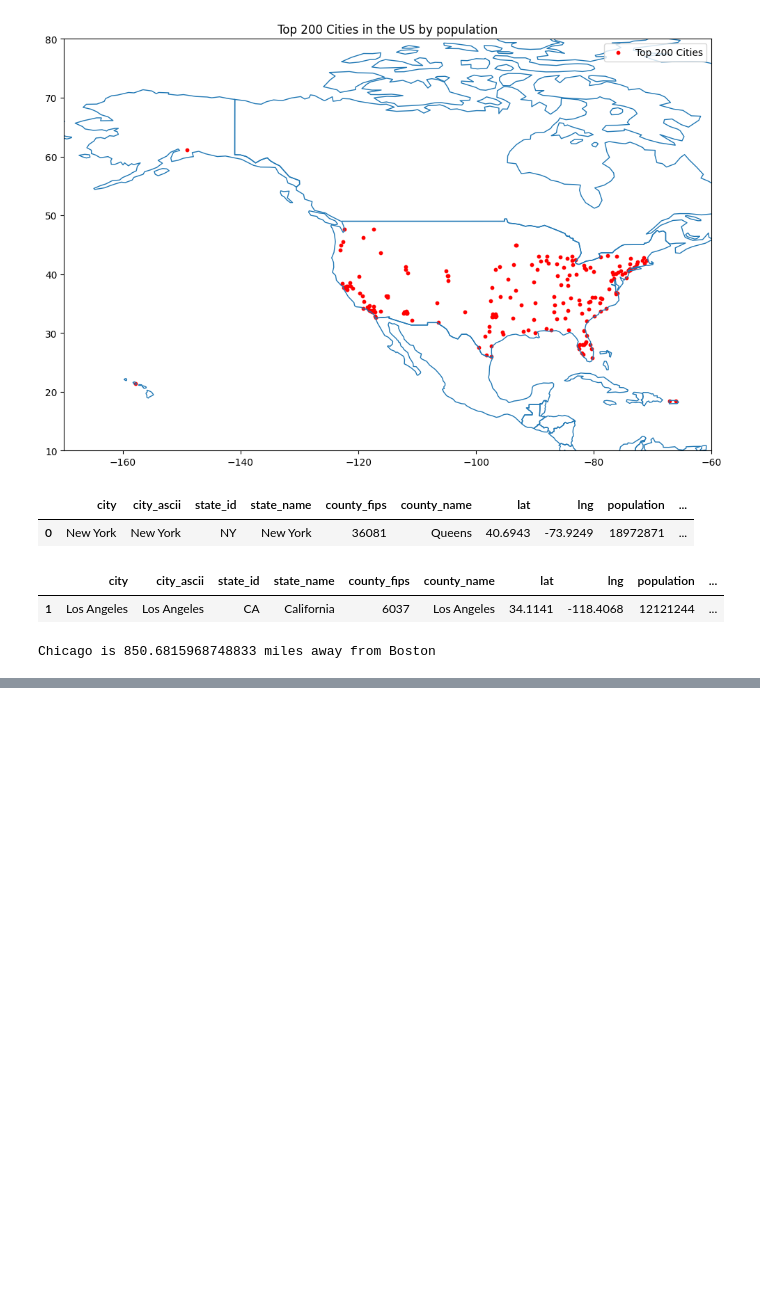
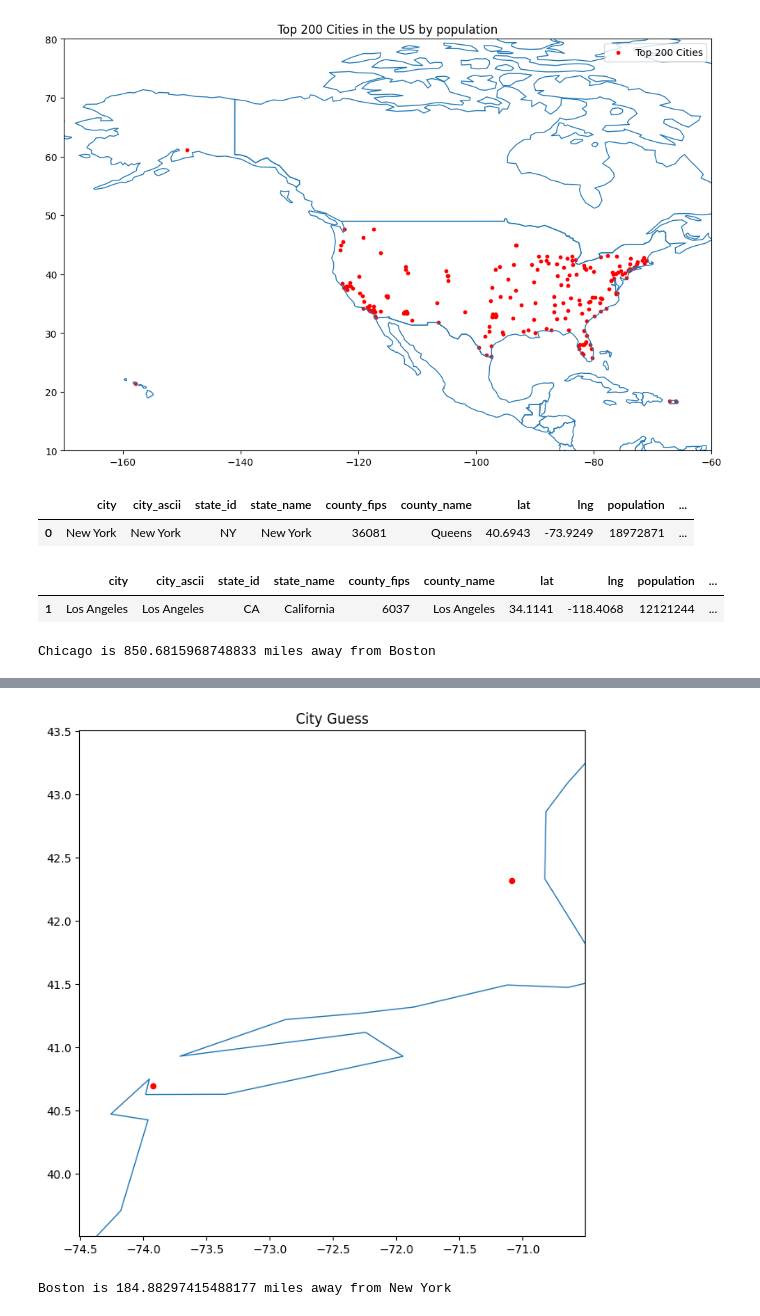
Before and after one commit to Bench-amblee/vscode, a Jupyter notebook: top_cities_notebook.ipynb, the cells around one changed output, grey strips where cells are left out. Drawn from its saved outputs; the diff is of its cells as text; code cells hidden in the pictures; blank space fills up the shorter version.

```diff
--- a/top_cities_notebook.ipynb
+++ b/top_cities_notebook.ipynb
@@ -190 +188,6 @@ guess_city_map('Dallas','Miami')
 Miami is 1107.217475472974 miles away from Dallas
+# %%
+guess_city_map('New York','Boston')
+# %% [output]
+[figure, added]
+Boston is 184.88297415488177 miles away from New York
```
Also changed, not shown: parts of 2 cells of this notebook.
